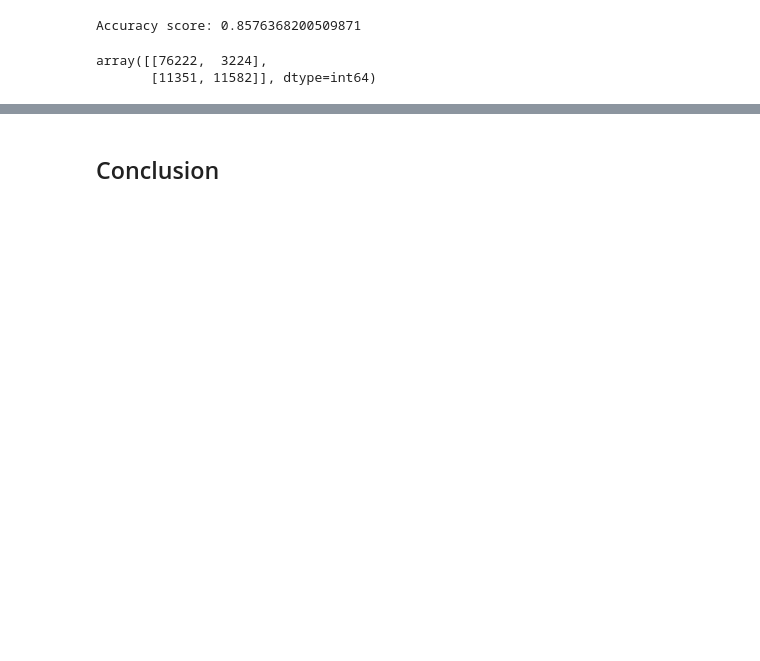
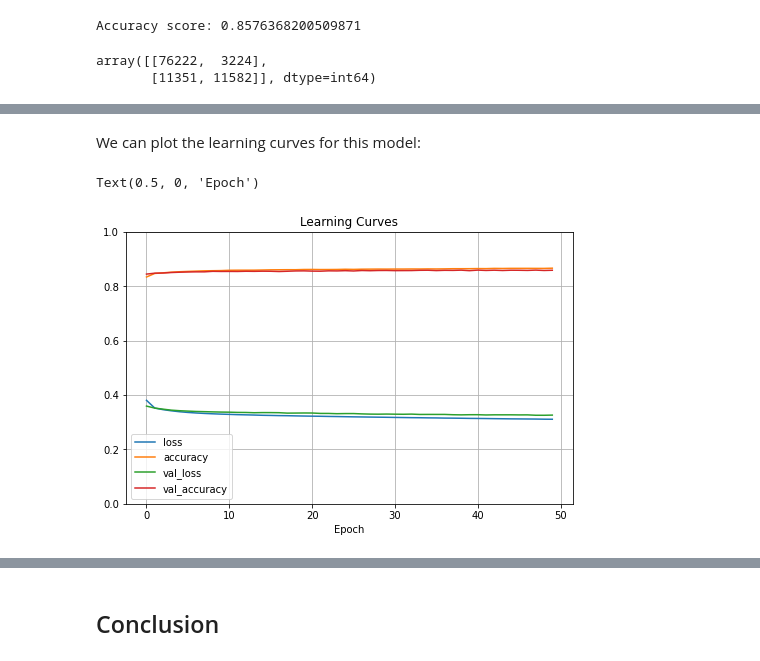
Before and after one commit to Luke-py/Australian-Rainfall, a Jupyter notebook: Australian Rainfall.ipynb, the cells around one changed output, grey strips where cells are left out. Drawn from its saved outputs; the diff is of its cells as text; code cells hidden in the pictures; blank space fills up the shorter version.

```diff
--- a/Australian Rainfall.ipynb
+++ b/Australian Rainfall.ipynb
@@ -890,17 +871,20 @@ We set asside a training set and a validation set as with our SVM model:
 # %%
-split = StratifiedShuffleSplit(n_splits = 1, test_size = 0.2)
-for train_index_mlp, test_index_mlp in split.split(weather, weather['Location']):
+split = StratifiedShuffleSplit(n_splits = 1, test_size = 0.2) #We set aside 20% of the data for validation
+for train_index_mlp, val_index_mlp in split.split(weather, weather['Location']):
     train_set_mlp = weather.iloc[train_index_mlp]
-    test_set_mlp = weather.iloc[test_index_mlp]
+    val_set_mlp = weather.iloc[val_index_mlp]
 
 y_train_mlp = train_set_mlp['RainTomorrow']
 y_train_mlp = np.array(y_train_mlp)
 
-y_test_mlp = test_set_mlp['RainTomorrow']
-y_test_mlp = np.array(y_test_mlp)
+y_val_mlp = val_set_mlp['RainTomorrow']
+y_val_mlp = np.array(y_val_mlp)
 
-X_train_mlp = full_pipeline.fit_transform(train_set_mlp)
-X_test_mlp = full_pipeline.fit_transform(test_set_mlp)
+mlp_train_x = train_set_mlp.drop(['RainTomorrow'], axis = 1)
+mlp_val_x = val_set_mlp.drop(['RainTomorrow'], axis = 1)
+
+X_train_mlp = full_pipeline.fit_transform(mlp_train_x)
+X_val_mlp = full_pipeline.fit_transform(mlp_val_x)
 # %%
 import tensorflow as tf
 from tensorflow import keras
@@ -907,6 +893,11 @@ from tensorflow import keras
 # %%
 from tensorflow.keras.layers import Dense
-model = keras.models.Sequential()
-model.add(Dense(50, activation = 'relu'))
+clf_mlp = keras.models.Sequential()
+clf_mlp.add(Dense(50, activation = 'relu')) #We add a hidden layer with 50 nodes (i.e. logistic regressors)
 #model.add(Dense(50, activation = 'relu'))
-model.add(Dense(1, activation = 'sigmoid'))
+clf_mlp.add(Dense(1, activation = 'sigmoid')) #We add an output layer with a single node, applying the sigmoid activation
+#function as we are performin binary classification
+
+clf_mlp.compile(loss = 'binary_crossentropy',
+             optimizer = 'sgd',
+             metrics = ['accuracy'])
@@ -917,2 +906,3 @@ model.compile(loss = 'binary_crossentropy',
 # %%
-model.fit(X_train_mlp, y_train_mlp, epochs = 30, validation_split = 0.2)
+history = clf_mlp.fit(X_train_mlp, y_train_mlp, epochs = 50, validation_data = (X_val_mlp, y_val_mlp))
+#We provide the validation set to the fit method using the validation_data argument
@@ -918,0 +927,11 @@ model.fit(X_train_mlp, y_train_mlp, epochs = 30, validation_split = 0.2)
+# %% [markdown]
+We can plot the learning curves for this model:
+# %%
+pd.DataFrame(history.history).plot(figsize= (8,5))
+plt.grid(True)
+plt.gca().set_ylim(0,1)
+plt.title('Learning Curves')
+plt.xlabel('Epoch')
+# %% [output]
+Text(0.5, 0, 'Epoch')
+[figure, added]
```
Also changed, not shown: parts of 47 cells of this notebook.
